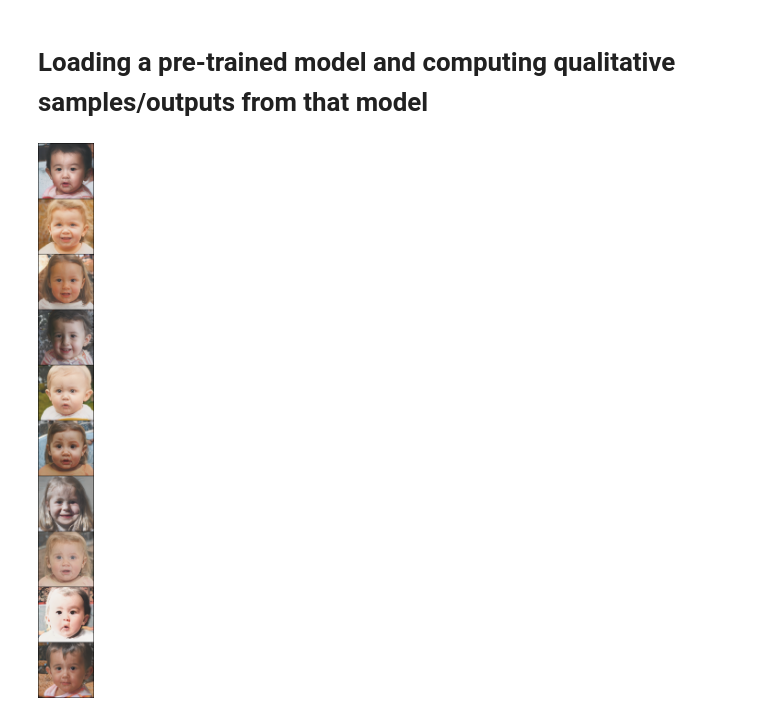
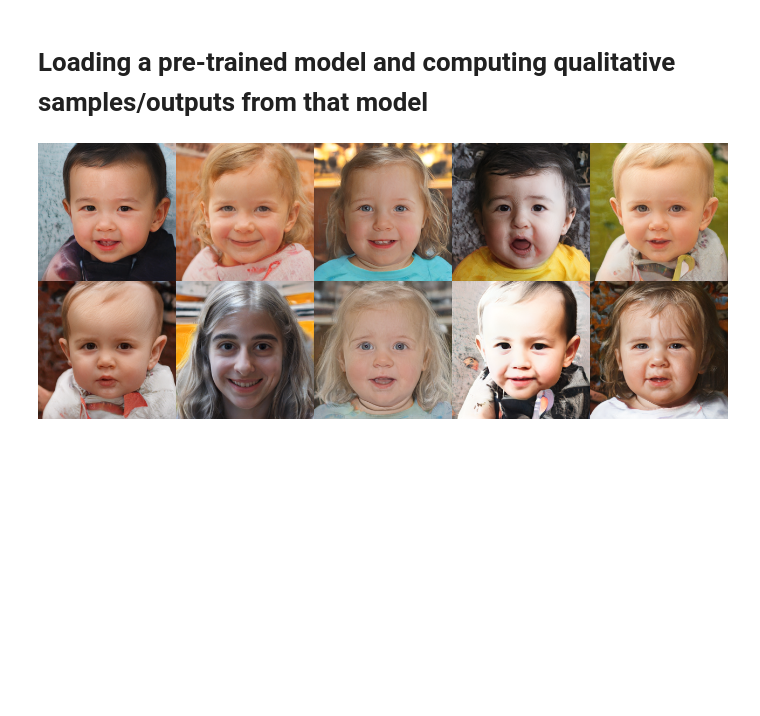
Before and after one commit to erceguder/inference-time-latent-code-learning, a Jupyter notebook: main.ipynb, the cells around one changed output. Cells and saved outputs as stored; diff of their text form; code cells hidden in the pictures; blank space fills up the shorter version.

```diff
--- a/main.ipynb
+++ b/main.ipynb
@@ -1 +40,11 @@
+# %%
+resolution = 256
+w_size = 512
+n_mlp = 8
+
+adv_bs = 4
+style_bs = 5
+lr = 5e-4
+
+max_iters = 50
 # %% [markdown]
@@ -152,7 +170,7 @@ torch.save(generator.state_dict(), "ckpts/generator.pt")
 # %% [markdown]
 # Loading a pre-trained model and computing qualitative samples/outputs from that model
 # %%
-generator = Generator(size=256, style_dim=512, n_mlp=8).to(device)
+generator = Generator(size=resolution, style_dim=w_size, n_mlp=n_mlp).to(device)
 generator.load_state_dict(torch.load("ckpts/generator.pt"))
 generator.eval()
 
@@ -160,25 +178,16 @@ latent_learner = LatentLearner().to(device)
 latent_learner.load_state_dict(torch.load("ckpts/latent_learner.pt"))
 
 noise = torch.load("ckpts/noise.pt")
-# %%
-with torch.no_grad():
-    # Map to latent
-    w = latent_learner(noise)
-
-    # Pass through Generator
-    samples, _ = generator([w], input_is_latent=True)
-
-    # Save for later examination
-    torchvision.utils.save_image(
-        samples.detach(),
-        "samples.png",
-        nrow=1,
-        normalize=True,
-        range=(-1, 1),
-    )
-
-    from PIL import Image
-
-    display(Image.open("samples.png"))
-# %% [output]
-[figure, removed]
+# %%
+with torch.no_grad():
+    generator.eval()
+    latent_learner.eval()
+
+    w = latent_learner(noise)
+    samples, _ = generator([w], input_is_latent=True)
+
+    imgs = utils.tensor_to_img(samples)
+
+    display(utils.image_grid(imgs, 2, 5))
+# %% [output]
+[figure, added]
```
Also changed, not shown: parts of 14 cells of this notebook, 1 other file.
